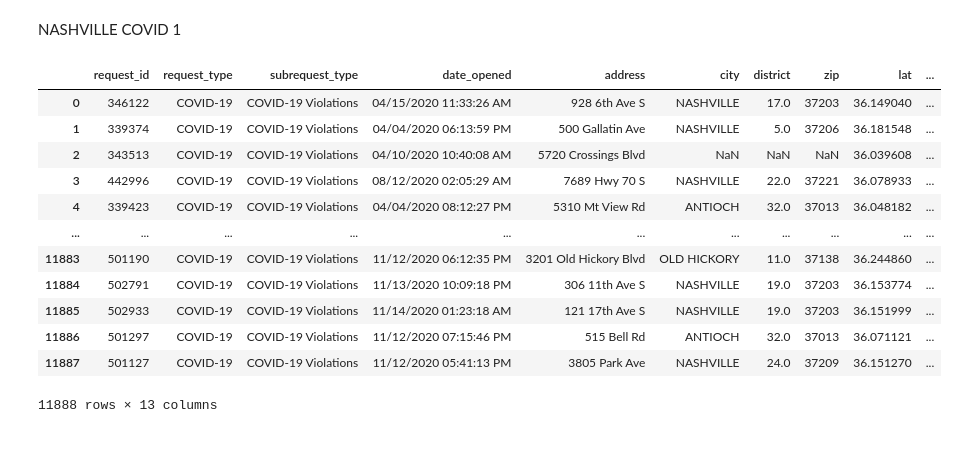
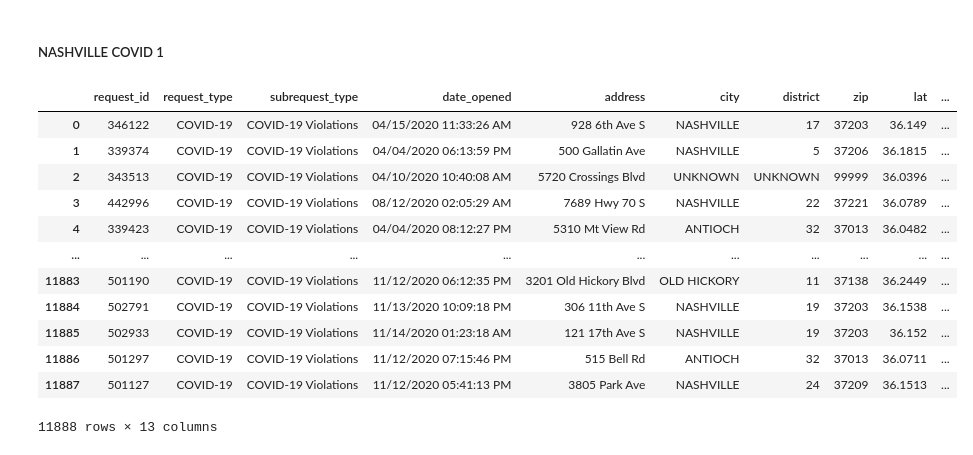
Before and after one commit to nataliaz87/nashville-covid-quaranteam, a Jupyter notebook: notebooks/Nashville_COVID.ipynb, the cells around one changed output. Saved outputs shown, nothing was run; the diff lists cells and outputs as text; code cells hidden in the pictures.

```diff
--- a/notebooks/Nashville_COVID.ipynb
+++ b/notebooks/Nashville_COVID.ipynb
@@ -1,5 +1,5 @@
 # %% [markdown]
-NASHVILLE COVID 1
+##### NASHVILLE COVID 1
 # %%
 import pandas as pd
 from sqlalchemy import create_engine
@@ -29,30 +29,37 @@ us_totals_df = pd.read_sql("SELECT * FROM colleges;", con=engine)
 # %%
 df_bus = pd.read_csv("../data/businesses.csv")
 df_clusters = pd.read_csv("../data/clusters.csv")
 df_violations = pd.read_csv("../data/hubNashville311.csv")
+df_Cases = pd.read_csv("../data/DataRequest_CountByZipPerDate.csv")
+
+
 df_violations = df_violations[df_violations['Request Type']=='COVID-19'].reset_index(drop=True)
 df_violations = df_violations[df_violations['Subrequest Type']=='COVID-19 Violations'].reset_index(drop=True)
 df_violations = df_violations[['Request #','Request Type','Subrequest Type','Date / Time Opened','Address','City','Council District','ZIP','Latitude','Longitude']]
 df_violations.columns = ['request_id','request_type','subrequest_type','date_opened','address','city','district','zip','lat','long']
-
 df_violations['date'] = df_violations.date_opened.str.split().str[0]
 df_violations['time'] = df_violations.date_opened.str.split().str[1]
+
+df_violations['date']= pd.to_datetime(df_violations['date'])
+df_violations['Month'] = df_violations['date'].dt.strftime('%b')
+#df_violations.drop(['MonthName'], axis=1, inplace=True)
+
+df_violations['zip'] = df_violations['zip'].replace(['TN'],'99999')
+df_violations['zip'].fillna('99999', inplace = True)
+df_violations.fillna('UNKNOWN', inplace=True)
+
+df_violations
+# %% [output]
+|  | request_id | request_type | subrequest_type | date_opened | address | city | district | zip | lat | ... |
+| 0 | 346122 | COVID-19 | COVID-19 Violations | 04/15/2020 11:33:26 AM | 928 6th Ave S | NASHVILLE | 17 | 37203 | 36.149 | ... |
+| 1 | 339374 | COVID-19 | COVID-19 Violations | 04/04/2020 06:13:59 PM | 500 Gallatin Ave | NASHVILLE | 5 | 37206 | 36.1815 | ... |
+| 2 | 343513 | COVID-19 | COVID-19 Violations | 04/10/2020 10:40:08 AM | 5720 Crossings Blvd | UNKNOWN | UNKNOWN | 99999 | 36.0396 | ... |
+| 3 | 442996 | COVID-19 | COVID-19 Violations | 08/12/2020 02:05:29 AM | 7689 Hwy 70 S | NASHVILLE | 22 | 37221 | 36.0789 | ... |
+| 4 | 339423 | COVID-19 | COVID-19 Violations | 04/04/2020 08:12:27 PM | 5310 Mt View Rd | ANTIOCH | 32 | 37013 | 36.0482 | ... |
+| ... | ... | ... | ... | ... | ... | ... | ... | ... | ... | ... |
+| 11883 | 501190 | COVID-19 | COVID-19 Violations | 11/12/2020 06:12:35 PM | 3201 Old Hickory Blvd | OLD HICKORY | 11 | 37138 | 36.2449 | ... |
+| 11884 | 502791 | COVID-19 | COVID-19 Violations | 11/13/2020 10:09:18 PM | 306 11th Ave S | NASHVILLE | 19 | 37203 | 36.1538 | ... |
+| 11885 | 502933 | COVID-19 | COVID-19 Violations | 11/14/2020 01:23:18 AM | 121 17th Ave S | NASHVILLE | 19 | 37203 | 36.152 | ... |
+| 11886 | 501297 | COVID-19 | COVID-19 Violations | 11/12/2020 07:15:46 PM | 515 Bell Rd | ANTIOCH | 32 | 37013 | 36.0711 | ... |
+| 11887 | 501127 | COVID-19 | COVID-19 Violations | 11/12/2020 05:41:13 PM | 3805 Park Ave | NASHVILLE | 24 | 37209 | 36.1513 | ... |
+11888 rows × 13 columns
-# %%
-df_violations['date']= pd.to_datetime(df_violations['date'])
-df_violations['Month'] = df_violations['date'].dt.strftime('%b')
-#df_violations.drop(['MonthName'], axis=1, inplace=True)
-df_violations
-# %% [output]
-|  | request_id | request_type | subrequest_type | date_opened | address | city | district | zip | lat | ... |
-| 0 | 346122 | COVID-19 | COVID-19 Violations | 04/15/2020 11:33:26 AM | 928 6th Ave S | NASHVILLE | 17.0 | 37203 | 36.149040 | ... |
-| 1 | 339374 | COVID-19 | COVID-19 Violations | 04/04/2020 06:13:59 PM | 500 Gallatin Ave | NASHVILLE | 5.0 | 37206 | 36.181548 | ... |
-| 2 | 343513 | COVID-19 | COVID-19 Violations | 04/10/2020 10:40:08 AM | 5720 Crossings Blvd | NaN | NaN | NaN | 36.039608 | ... |
-| 3 | 442996 | COVID-19 | COVID-19 Violations | 08/12/2020 02:05:29 AM | 7689 Hwy 70 S | NASHVILLE | 22.0 | 37221 | 36.078933 | ... |
-| 4 | 339423 | COVID-19 | COVID-19 Violations | 04/04/2020 08:12:27 PM | 5310 Mt View Rd | ANTIOCH | 32.0 | 37013 | 36.048182 | ... |
-| ... | ... | ... | ... | ... | ... | ... | ... | ... | ... | ... |
-| 11883 | 501190 | COVID-19 | COVID-19 Violations | 11/12/2020 06:12:35 PM | 3201 Old Hickory Blvd | OLD HICKORY | 11.0 | 37138 | 36.244860 | ... |
-| 11884 | 502791 | COVID-19 | COVID-19 Violations | 11/13/2020 10:09:18 PM | 306 11th Ave S | NASHVILLE | 19.0 | 37203 | 36.153774 | ... |
-| 11885 | 502933 | COVID-19 | COVID-19 Violations | 11/14/2020 01:23:18 AM | 121 17th Ave S | NASHVILLE | 19.0 | 37203 | 36.151999 | ... |
-| 11886 | 501297 | COVID-19 | COVID-19 Violations | 11/12/2020 07:15:46 PM | 515 Bell Rd | ANTIOCH | 32.0 | 37013 | 36.071121 | ... |
-| 11887 | 501127 | COVID-19 | COVID-19 Violations | 11/12/2020 05:41:13 PM | 3805 Park Ave | NASHVILLE | 24.0 | 37209 | 36.151270 | ... |
-11888 rows × 13 columns
```
Also changed, not shown: parts of 11 cells of this notebook, 5 other files.
